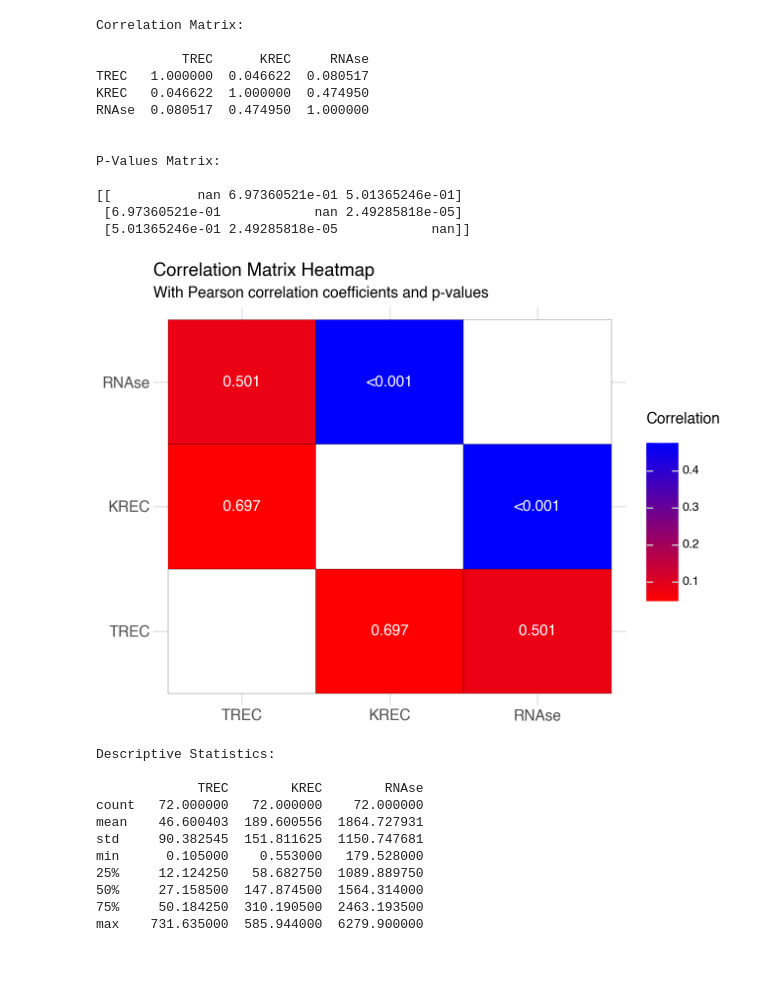
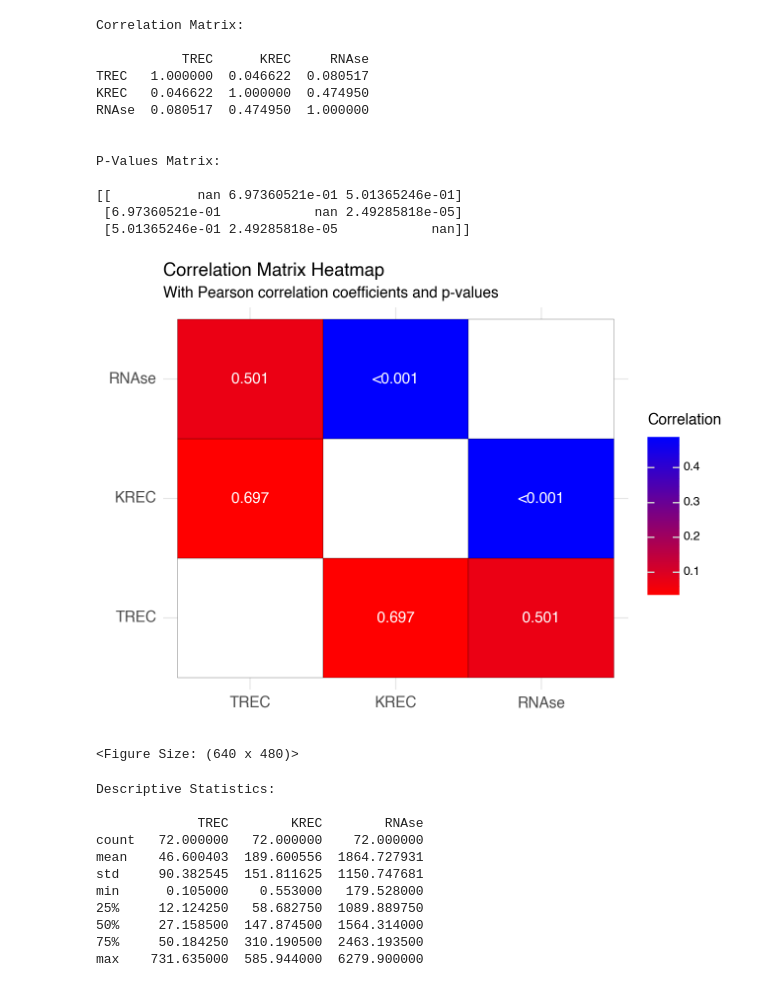
Before and after one commit to henriquelaureano/henriquelaureano.github.io, a Jupyter notebook: carolprando/nickolas/analysis.ipynb, the cells around one changed output. Cells and saved outputs as stored; diff of their text form; code cells hidden in the pictures.

```diff
--- a/carolprando/nickolas/analysis.ipynb
+++ b/carolprando/nickolas/analysis.ipynb
@@ -126,37 +135,36 @@ pval_df = pd.DataFrame(
 pval_df = pval_df.reset_index().melt(id_vars='index')
 pval_df.columns = ['y', 'x', 'pval']
 
 # Merge for annotation
 corr_df = corr_df.merge(pval_df, on=['x', 'y'])
 
 # Formatted label column for p-values
 corr_df['pval_label'] = corr_df['pval'].apply(
     lambda v: "<0.001" if pd.notnull(v) and v < 0.001 else (f"{v:.3f}" if pd.notnull(v) else "")
 )
 col_order = list(correlation_matrix.columns)
-
-corr_plot = (
+(
     ggplot(corr_df) +
     aes(x='x', y='y', fill='value') +
     geom_tile(color='black') +
     scale_x_discrete(limits=col_order) +
     scale_y_discrete(limits=col_order) +
     geom_text(aes(label='pval_label'), size=11, color='white') +
     scale_fill_gradient(low='red', high='blue', na_value='white') +
     labs(
         title="Correlation Matrix Heatmap",
         subtitle="With Pearson correlation coefficients and p-values",
         x="", y="", fill="Correlation\n"
     ) +
     theme_minimal() +
     theme(
         axis_text_x=element_text(size = 11),
         axis_text_y=element_text(size = 11)
     )
 )
-display(corr_plot)
 # %% [output]
-[figure, old version]
+[figure, new version]
+<Figure Size: (640 x 480)>
 # %%
 summary = data[columns_to_analyze].describe()
 print(f"""
```
Also changed, not shown: parts of 10 cells of this notebook, 1 other file.
